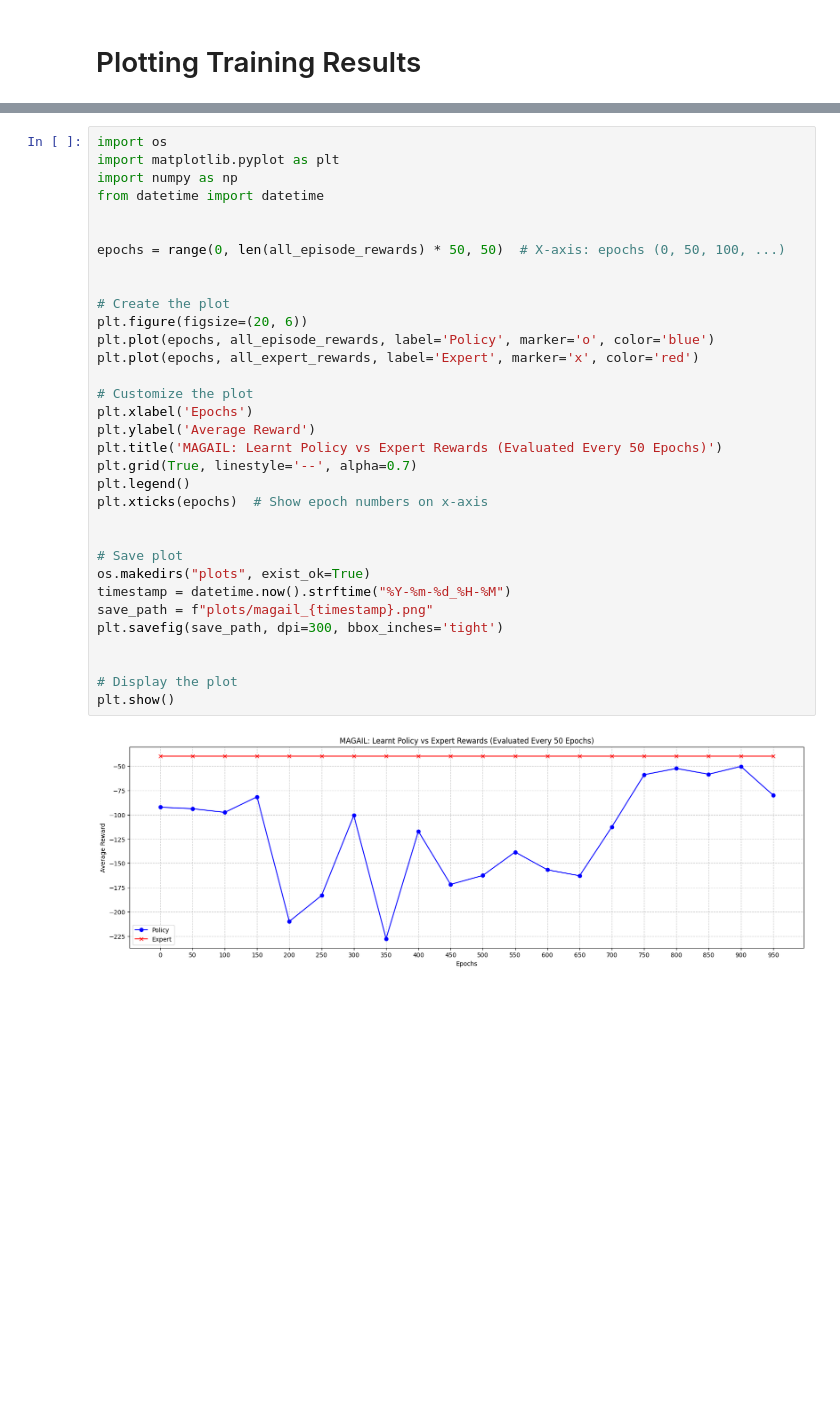
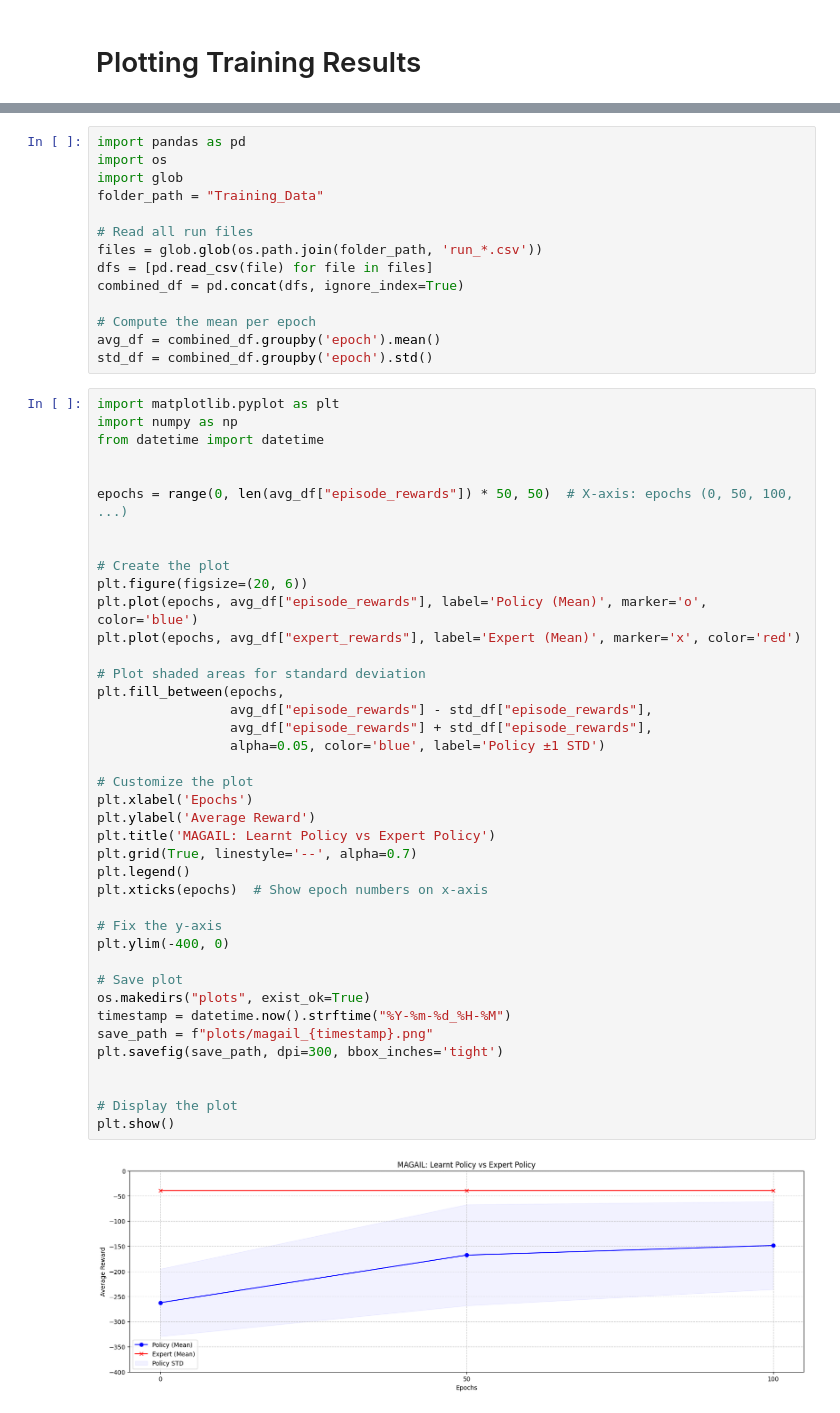
Before and after one commit to valeriacerciello/uzh-masters-project, a Jupyter notebook: MAGAIL MPE Simple Speaker Listener.ipynb, the cells around one changed output, grey strips where cells are left out. Saved outputs shown, nothing was run; the diff lists cells and outputs as text; blank space fills up the shorter version.

```diff
--- a/MAGAIL MPE Simple Speaker Listener.ipynb
+++ b/MAGAIL MPE Simple Speaker Listener.ipynb
@@ -898,37 +944,58 @@ Epoch 950: disc_real_prob=0.50, disc_fake_prob=0.45
+# %%
+import pandas as pd
+import os
+import glob
+folder_path = "Training_Data"
+
+# Read all run files
+files = glob.glob(os.path.join(folder_path, 'run_*.csv'))
+dfs = [pd.read_csv(file) for file in files]
+combined_df = pd.concat(dfs, ignore_index=True)
+
+# Compute the mean per epoch
+avg_df = combined_df.groupby('epoch').mean()
+std_df = combined_df.groupby('epoch').std()
 # %%
-import os
 import matplotlib.pyplot as plt
 import numpy as np
 from datetime import datetime
 
 
-epochs = range(0, len(all_episode_rewards) * 50, 50)  # X-axis: epochs (0, 50, 100, ...)
+epochs = range(0, len(avg_df["episode_rewards"]) * 50, 50)  # X-axis: epochs (0, 50, 100, ...)
 
 
 # Create the plot
 plt.figure(figsize=(20, 6))
-plt.plot(epochs, all_episode_rewards, label='Policy', marker='o', color='blue')
-plt.plot(epochs, all_expert_rewards, label='Expert', marker='x', color='red')
+plt.plot(epochs, avg_df["episode_rewards"], label='Policy (Mean)', marker='o', color='blue')
+plt.plot(epochs, avg_df["expert_rewards"], label='Expert (Mean)', marker='x', color='red')
+
+# Plot shaded areas for standard deviation
+plt.fill_between(epochs,
+                 avg_df["episode_rewards"] - std_df["episode_rewards"],
+                 avg_df["episode_rewards"] + std_df["episode_rewards"],
+                 alpha=0.05, color='blue', label='Policy ±1 STD')
 
 # Customize the plot
 plt.xlabel('Epochs')
 plt.ylabel('Average Reward')
-plt.title('MAGAIL: Learnt Policy vs Expert Rewards (Evaluated Every 50 Epochs)')
+plt.title('MAGAIL: Learnt Policy vs Expert Policy')
 plt.grid(True, linestyle='--', alpha=0.7)
 plt.legend()
 plt.xticks(epochs)  # Show epoch numbers on x-axis
 
+# Fix the y-axis
+plt.ylim(-400, 0)
 
 # Save plot
 os.makedirs("plots", exist_ok=True)
 timestamp = datetime.now().strftime("%Y-%m-%d_%H-%M")
 save_path = f"plots/magail_{timestamp}.png"
 plt.savefig(save_path, dpi=300, bbox_inches='tight')
 
 
 # Display the plot
 plt.show()
 # %% [output]
-[figure, old version]
+[figure, new version]
 # %%
 # Create the plot
```
Also changed, not shown: parts of 15 cells of this notebook, 1 other file.
